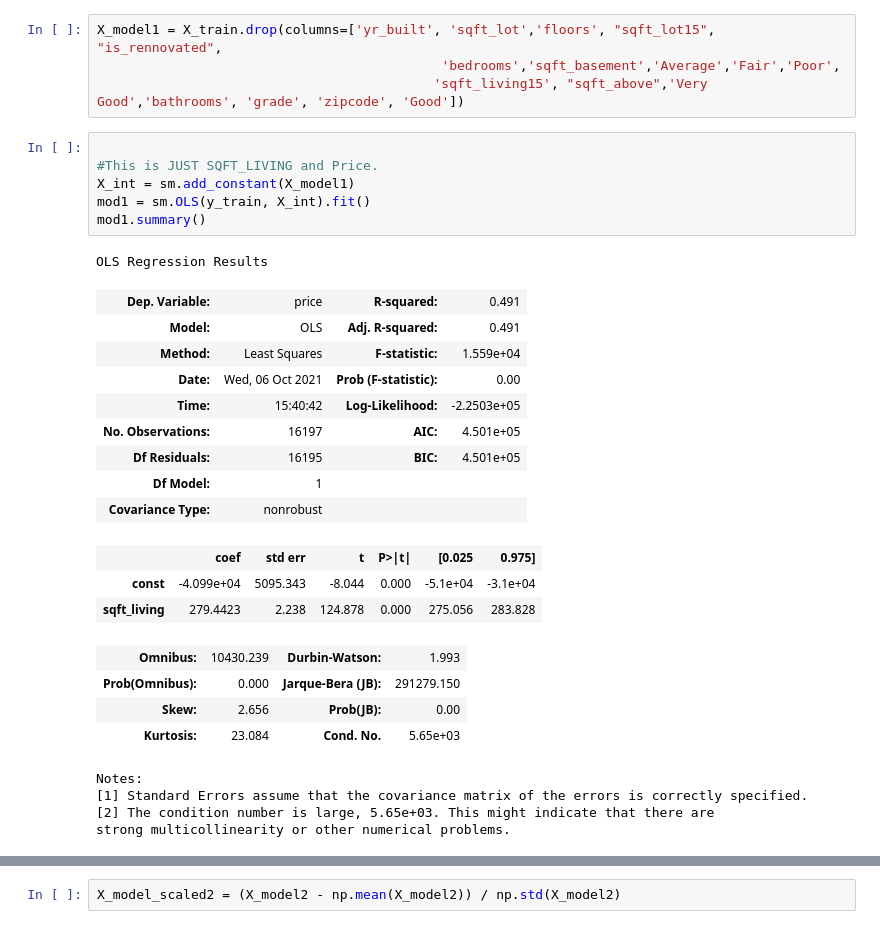
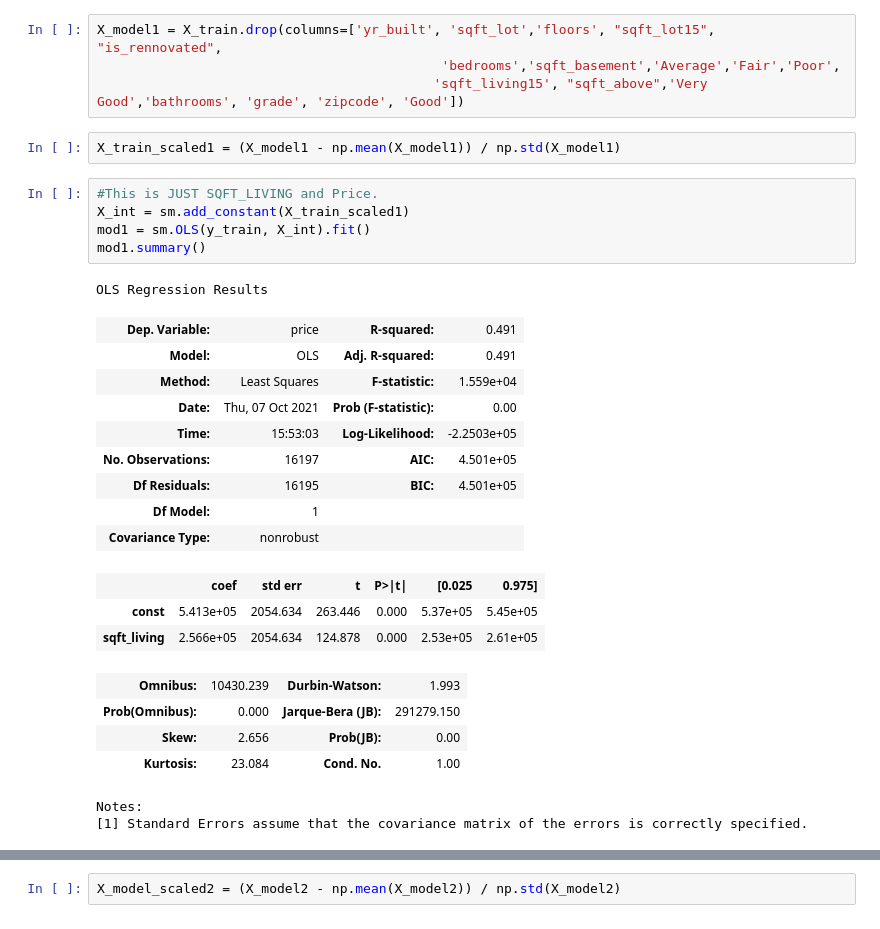
Before and after one commit to 281clo/King_County_House_Data_Analysis, a Jupyter notebook: Project.ipynb, the cells around one changed output, grey strips where cells are left out. Drawn from its saved outputs; the diff is of its cells as text.

```diff
--- a/Project.ipynb
+++ b/Project.ipynb
@@ -350,31 +342,30 @@ dummy_regr.score(X_train, y_train)
 X_model1 = X_train.drop(columns=['yr_built', 'sqft_lot','floors', "sqft_lot15", "is_rennovated",
                                             'bedrooms','sqft_basement','Average','Fair','Poor',
                                            'sqft_living15', "sqft_above",'Very Good','bathrooms', 'grade', 'zipcode', 'Good'])
+# %%
+X_train_scaled1 = (X_model1 - np.mean(X_model1)) / np.std(X_model1)
 # %%
-
 #This is JUST SQFT_LIVING and Price.
-X_int = sm.add_constant(X_model1)
+X_int = sm.add_constant(X_train_scaled1)
 mod1 = sm.OLS(y_train, X_int).fit()
 mod1.summary()
 # %% [output]
 OLS Regression Results
 | Dep. Variable: | price | R-squared: | 0.491 |
 | Model: | OLS | Adj. R-squared: | 0.491 |
 | Method: | Least Squares | F-statistic: | 1.559e+04 |
-| Date: | Wed, 06 Oct 2021 | Prob (F-statistic): | 0.00 |
-| Time: | 15:40:42 | Log-Likelihood: | -2.2503e+05 |
+| Date: | Thu, 07 Oct 2021 | Prob (F-statistic): | 0.00 |
+| Time: | 15:53:03 | Log-Likelihood: | -2.2503e+05 |
 | No. Observations: | 16197 | AIC: | 4.501e+05 |
 | Df Residuals: | 16195 | BIC: | 4.501e+05 |
 | Df Model: | 1 |  |  |
 | Covariance Type: | nonrobust |  |  |
 |  | coef | std err | t | P>|t| | [0.025 | 0.975] |
-| const | -4.099e+04 | 5095.343 | -8.044 | 0.000 | -5.1e+04 | -3.1e+04 |
-| sqft_living | 279.4423 | 2.238 | 124.878 | 0.000 | 275.056 | 283.828 |
+| const | 5.413e+05 | 2054.634 | 263.446 | 0.000 | 5.37e+05 | 5.45e+05 |
+| sqft_living | 2.566e+05 | 2054.634 | 124.878 | 0.000 | 2.53e+05 | 2.61e+05 |
 | Omnibus: | 10430.239 | Durbin-Watson: | 1.993 |
 | Prob(Omnibus): | 0.000 | Jarque-Bera (JB): | 291279.150 |
 | Skew: | 2.656 | Prob(JB): | 0.00 |
-| Kurtosis: | 23.084 | Cond. No. | 5.65e+03 |
+| Kurtosis: | 23.084 | Cond. No. | 1.00 |
 Notes:
 [1] Standard Errors assume that the covariance matrix of the errors is correctly specified.
-[2] The condition number is large, 5.65e+03. This might indicate that there are
-strong multicollinearity or other numerical problems.
```
Also changed, not shown: parts of 41 cells of this notebook, 7 other files.
